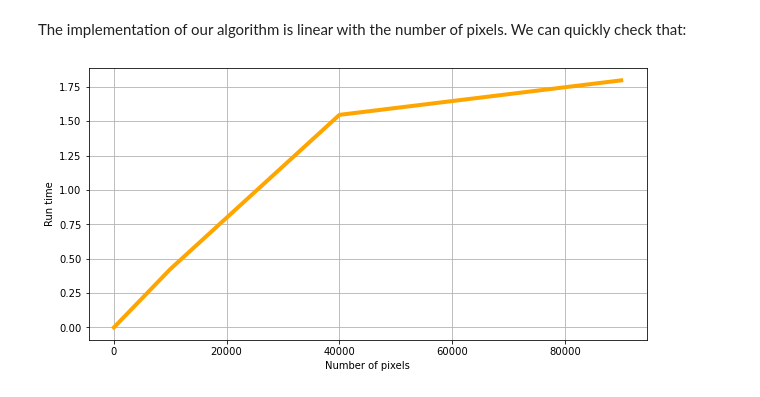
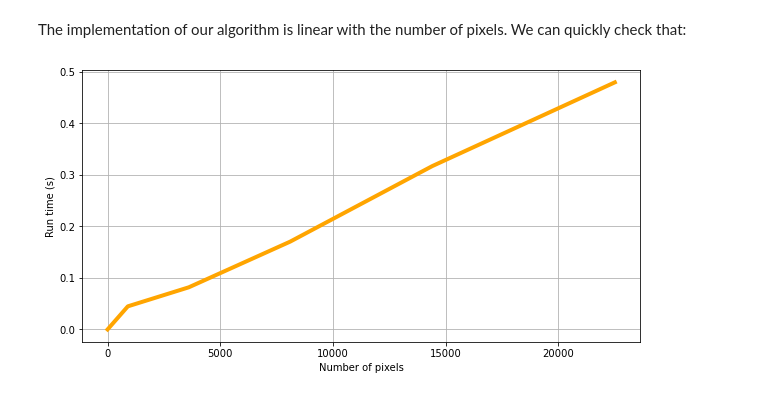
Before and after one commit to gghienne/image_segmentation, a Jupyter notebook: watershed/Watershed_demonstration.ipynb, the cells around one changed output. Cells and saved outputs as stored; diff of their text form; code cells hidden in the pictures.

Commit message:
Update watershed notebook

```diff
--- a/watershed/Watershed_demonstration.ipynb
+++ b/watershed/Watershed_demonstration.ipynb
@@ -135,13 +135,17 @@ Dice   :  88.85 %
 # %% [markdown]
 The implementation of our algorithm is linear with the number of pixels. We can quickly check that:
 # %%
-sizes = [0,soccer_original.size,horse_original.size,baby_original.size]
-times = [0,soccer_watershed.time, horse_watershed.time, baby_watershed.time]
+sizes, times =[0],[0]
+for i in range(5):
+    w = Watershed(baby_original[:30*(i+1),:30*(i+1)])
+    w.segmentation()
+    sizes.append((30*(i+1))**2)
+    times.append(w.time)
 
 plt.figure(figsize=(10,5))
 plt.plot(sizes,times,linewidth=4,color='orange'),plt.grid("on")
 plt.xlabel("Number of pixels")
-plt.ylabel("Run time")
+plt.ylabel("Run time (s)")
 plt.show()
 # %% [output]
-[figure, old version]
+[figure, new version]
```
Also changed, not shown: parts of 6 cells of this notebook.
